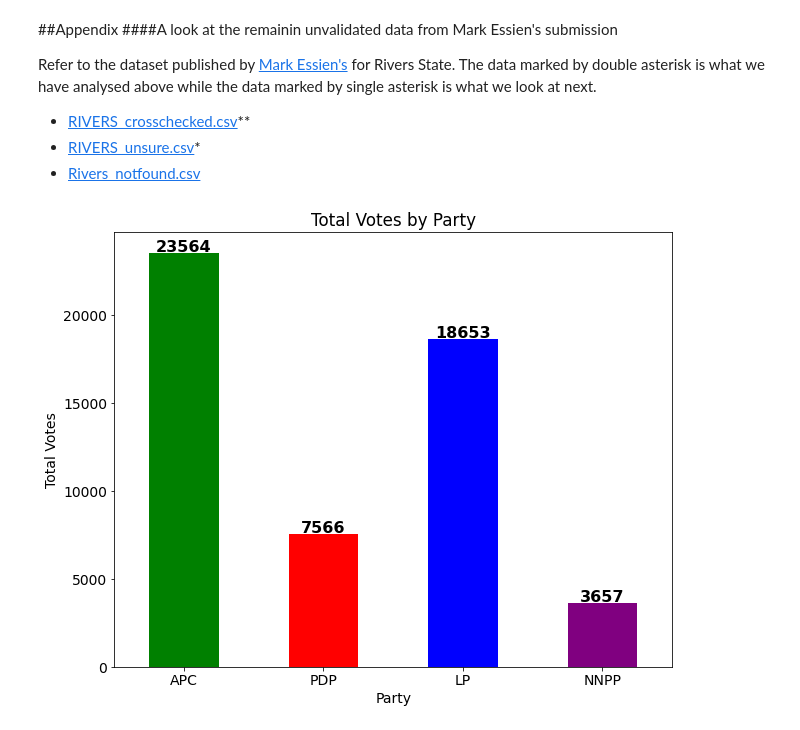
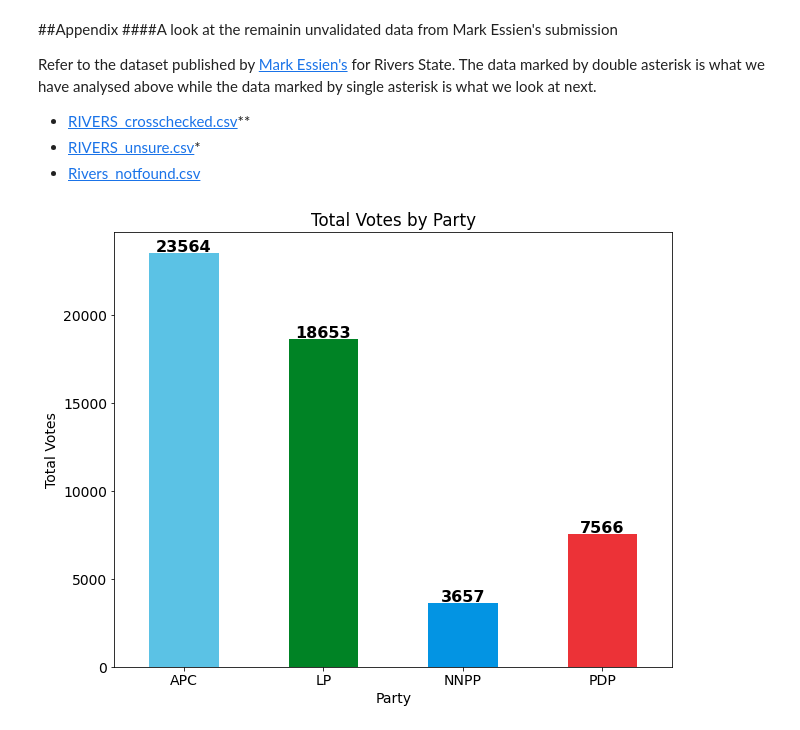
Before and after one commit to engrtobechi/Data-Analysis-of-Nigerian-Elections, a Jupyter notebook: Analyzing_the_2023_Nigerian_Presential_Election_Results.ipynb, the cells around one changed output. Cells and saved outputs as stored; diff of their text form; code cells hidden in the pictures.

```diff
--- a/Analyzing_the_2023_Nigerian_Presential_Election_Results.ipynb
+++ b/Analyzing_the_2023_Nigerian_Presential_Election_Results.ipynb
@@ -282,8 +282,8 @@ While the goal of this analysis is not to annouce any result, it is okay to look
 
 The following code produces a bar chart showing the votes shared by the four major parties in the 25th February presendential election in Rivers State.
 # %%
-party_results = df[['APC', 'PDP', 'LP', 'NNPP']].sum()
-party_results.plot(kind='bar', color=['green', 'red', 'blue', 'purple'], figsize=(10,8))
+party_results = df[['APC', 'LP', 'NNPP', 'PDP']].sum()
+party_results.plot(kind='bar', color=['#5bc2e5', '#008325', '#0394e3', '#ec3237'], figsize=(10,8))
 plt.title('Total Votes by Party')
 plt.xlabel('Party')
 plt.ylabel('Total Votes')
@@ -326,14 +320,14 @@ Refer to the dataset published by [Mark Essien's](https://twitter.com/markessien
 # %%
 unsure_df = pd.read_csv('RIVERS_unsure.csv')
 
-party_results = unsure_df[['APC', 'PDP', 'LP', 'NNPP']].sum()
-party_results.plot(kind='bar', color=['green', 'red', 'blue', 'purple'], figsize=(10,8))
+party_results = unsure_df[['APC', 'LP', 'NNPP', 'PDP']].sum()
+party_results.plot(kind='bar', color=['#5bc2e5', '#008325', '#0394e3', '#ec3237'], figsize=(10,8))
 plt.title('Total Votes by Party')
 plt.xlabel('Party')
 plt.ylabel('Total Votes')
 plt.xticks(rotation=0)
 for i, v in enumerate(party_results):
     plt.text(i, v + 50, str(v), ha='center', fontweight='semibold', fontsize=16)
 plt.show()
 # %% [output]
-[figure, old version]
+[figure, new version]
```
Also changed, not shown: parts of 2 cells of this notebook.
